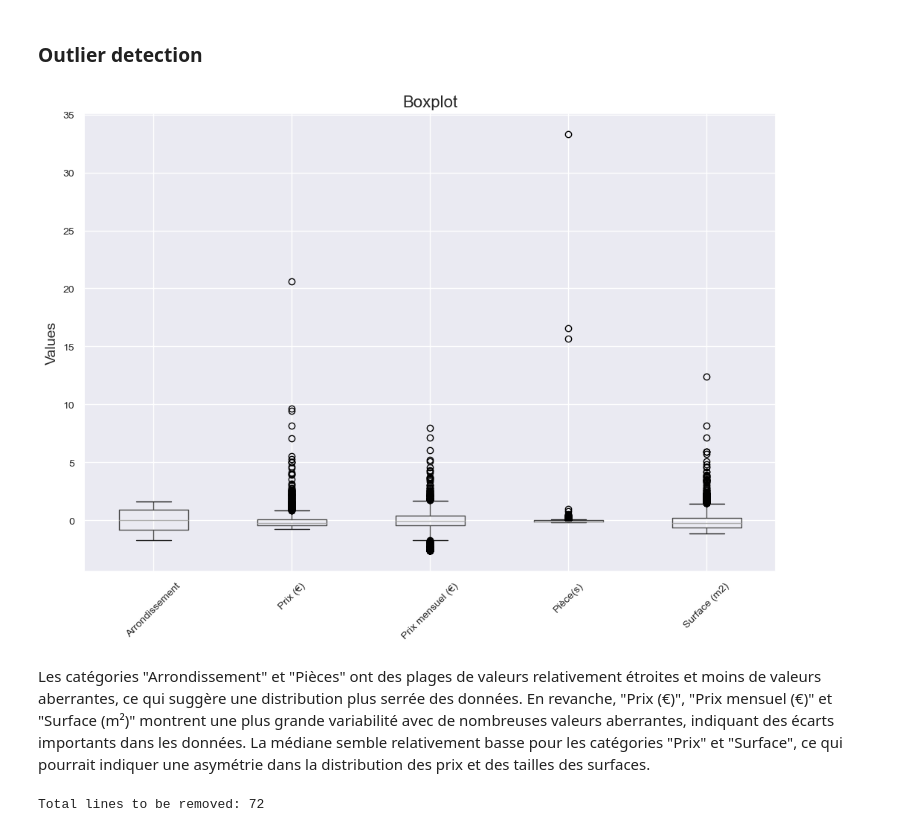
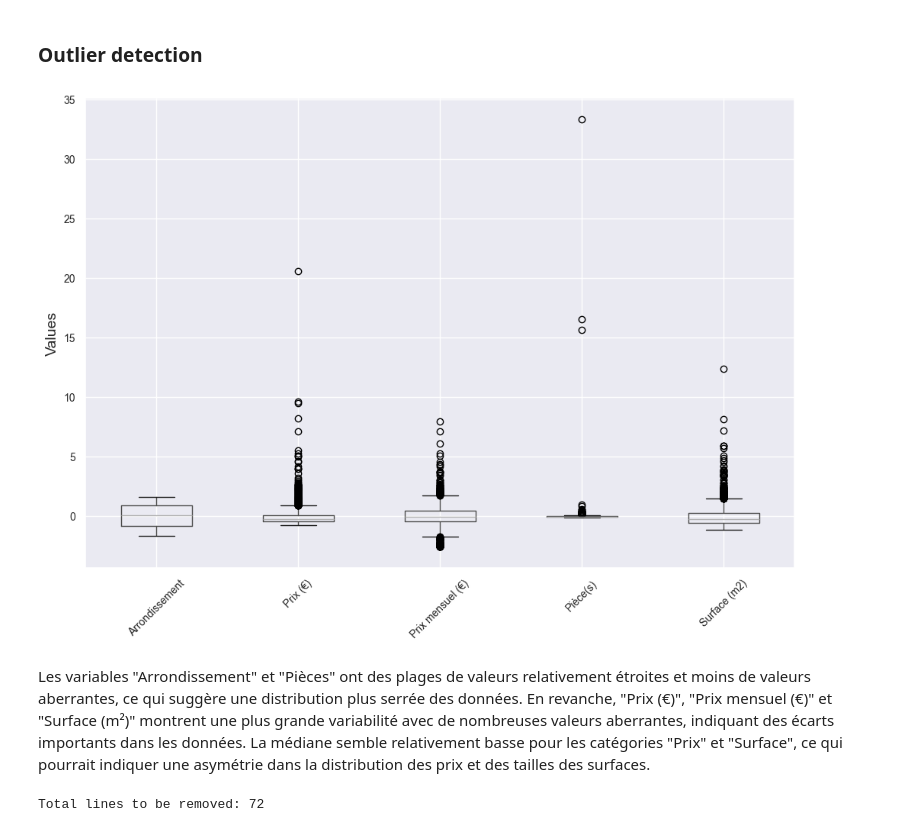
Before and after one commit to Zhuanu/Projet-DALAS, a Jupyter notebook: eda.ipynb, the cells around one changed output. Saved outputs shown, nothing was run; the diff lists cells and outputs as text; code cells hidden in the pictures.

```diff
--- a/eda.ipynb
+++ b/eda.ipynb
@@ -264,16 +256,14 @@ De plus on remarque une correlation entre la surface et prix car les points mont
 ### Outlier detection
 # %%
 plt.figure(figsize=(12, 8))
-# numerical_df = numerical_df.drop(columns=[''])
 
 dataStd.boxplot(rot=45, fontsize=10)
-plt.title("Boxplot", fontsize=16)
 plt.ylabel("Values", fontsize=14)
 plt.show()
 # %% [output]
-[figure, old version]
+[figure, new version]
 # %% [markdown]
-Les catégories "Arrondissement" et "Pièces" ont des plages de valeurs relativement étroites et moins de valeurs aberrantes, ce qui suggère une distribution plus serrée des données. En revanche, "Prix (€)", "Prix mensuel (€)" et "Surface (m²)" montrent une plus grande variabilité avec de nombreuses valeurs aberrantes, indiquant des écarts importants dans les données. La médiane semble relativement basse pour les catégories "Prix" et "Surface", ce qui pourrait indiquer une asymétrie dans la distribution des prix et des tailles des surfaces.
+Les variables "Arrondissement" et "Pièces" ont des plages de valeurs relativement étroites et moins de valeurs aberrantes, ce qui suggère une distribution plus serrée des données. En revanche, "Prix (€)", "Prix mensuel (€)" et "Surface (m²)" montrent une plus grande variabilité avec de nombreuses valeurs aberrantes, indiquant des écarts importants dans les données. La médiane semble relativement basse pour les catégories "Prix" et "Surface", ce qui pourrait indiquer une asymétrie dans la distribution des prix et des tailles des surfaces.
 # %%
 outliers_count = 0
 
```
Also changed, not shown: parts of 65 cells of this notebook, 2 other files.
